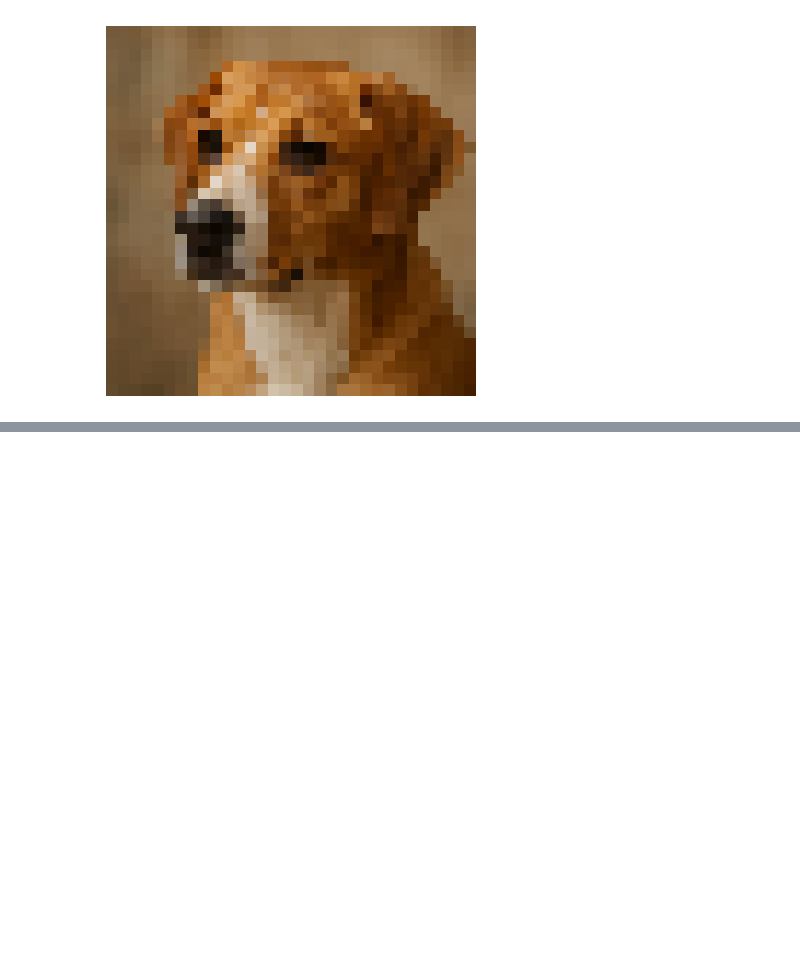
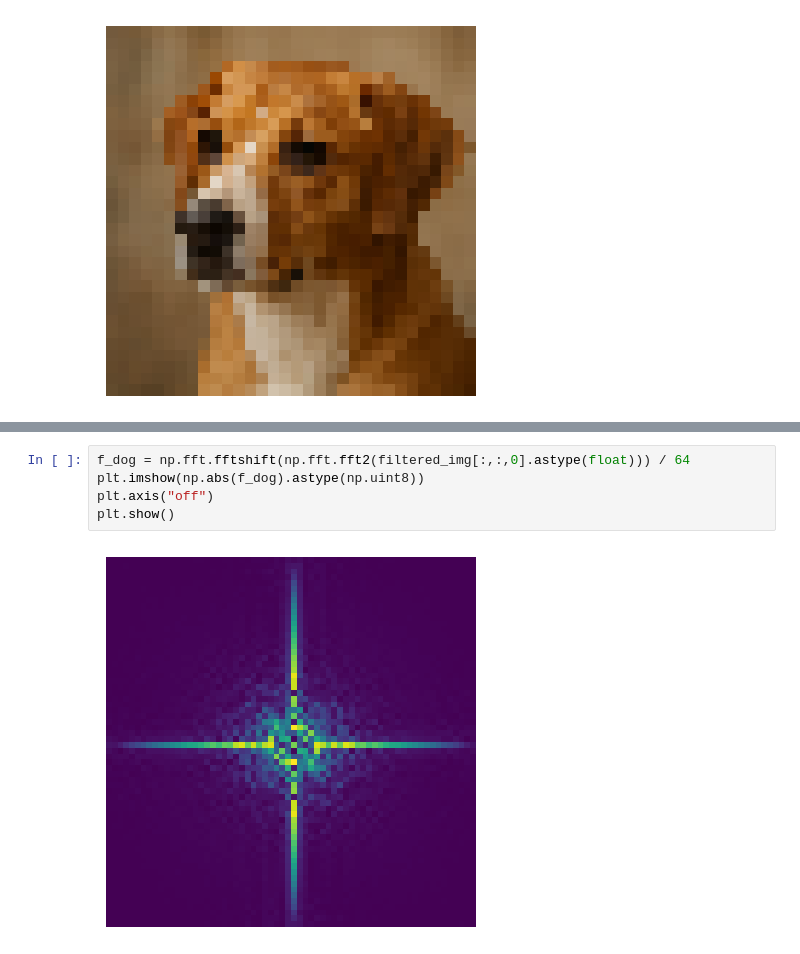
Before and after one commit to Shama-Ashraf/CVBasic, a Jupyter notebook: Learning_event2.ipynb, the cells around one changed output, grey strips where cells are left out. Drawn from its saved outputs; the diff is of its cells as text; blank space fills up the shorter version.

```diff
--- a/Learning_event2.ipynb
+++ b/Learning_event2.ipynb
@@ -40,0 +101,7 @@ def downsample_by_two(img_in):
+# %%
+f_dog = np.fft.fftshift(np.fft.fft2(filtered_img[:,:,0].astype(float))) / 64
+plt.imshow(np.abs(f_dog).astype(np.uint8))
+plt.axis("off")
+plt.show()
+# %% [output]
+[figure, added]
```
Also changed, not shown: parts of 4 cells of this notebook.
